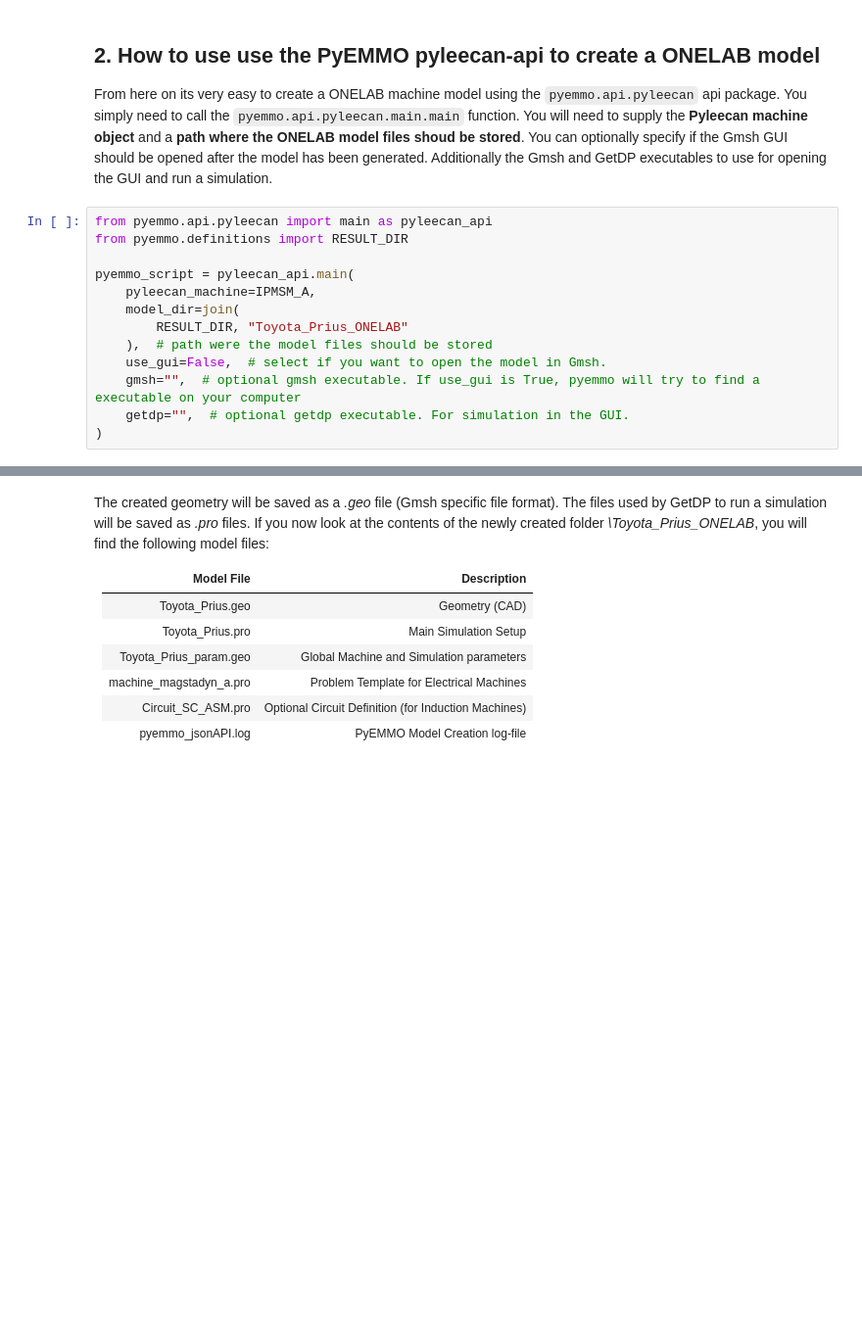
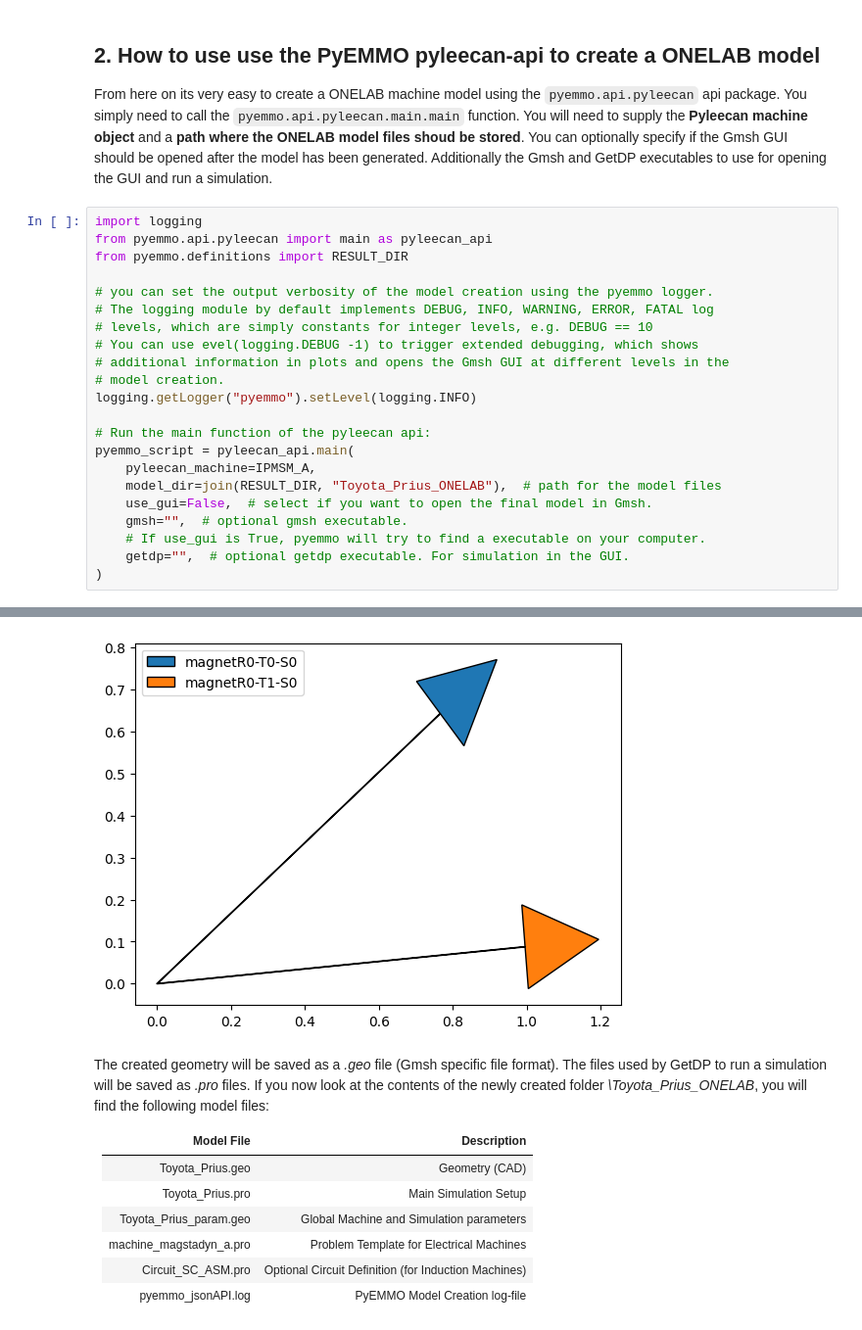
Before and after one commit to ttz-emo/pyemmo, a Jupyter notebook: tutorials/pyleecan_api.ipynb, the cells around one changed output, grey strips where cells are left out. Shown: that part at 98% size. Saved outputs shown, nothing was run; the diff lists cells and outputs as text; blank space fills up the shorter version.

Commit message:
[WP] finalize tutorial

```diff
--- a/tutorials/pyleecan_api.ipynb
+++ b/tutorials/pyleecan_api.ipynb
@@ -90,15 +101,25 @@ You will need to supply the **Pyleecan machine object** and a **path where the O
 You can optionally specify if the Gmsh GUI should be opened after the model has been generated.
 Additionally the Gmsh and GetDP executables to use for opening the GUI and run a simulation.
 # %%
+import logging
 from pyemmo.api.pyleecan import main as pyleecan_api
 from pyemmo.definitions import RESULT_DIR
 
+# you can set the output verbosity of the model creation using the pyemmo logger.
+# The logging module by default implements DEBUG, INFO, WARNING, ERROR, FATAL log
+# levels, which are simply constants for integer levels, e.g. DEBUG == 10
+# You can use evel(logging.DEBUG -1) to trigger extended debugging, which shows
+# additional information in plots and opens the Gmsh GUI at different levels in the
+# model creation.
+logging.getLogger("pyemmo").setLevel(logging.INFO)
+
+# Run the main function of the pyleecan api:
 pyemmo_script = pyleecan_api.main(
     pyleecan_machine=IPMSM_A,
-    model_dir=join(
-        RESULT_DIR, "Toyota_Prius_ONELAB"
-    ),  # path were the model files should be stored
-    use_gui=False,  # select if you want to open the model in Gmsh.
-    gmsh="",  # optional gmsh executable. If use_gui is True, pyemmo will try to find a executable on your computer
+    model_dir=join(RESULT_DIR, "Toyota_Prius_ONELAB"),  # path for the model files
+    use_gui=False,  # select if you want to open the final model in Gmsh.
+    gmsh="",  # optional gmsh executable.
+    # If use_gui is True, pyemmo will try to find a executable on your computer.
     getdp="",  # optional getdp executable. For simulation in the GUI.
 )
+# %% [output]
@@ -105,3 +143,4 @@ pyemmo_script = pyleecan_api.main(
+[figure, added]
 # %% [markdown]
 The created geometry will be saved as a *.geo* file (Gmsh specific file format).
 The files used by GetDP to run a simulation will be saved as *.pro* files.
```
Also changed, not shown: parts of 13 cells of this notebook, 1 other file.
